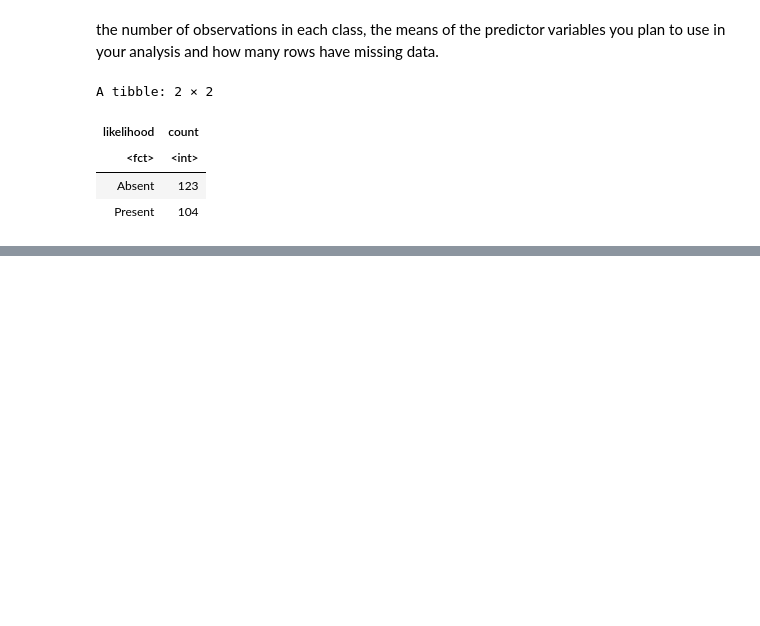
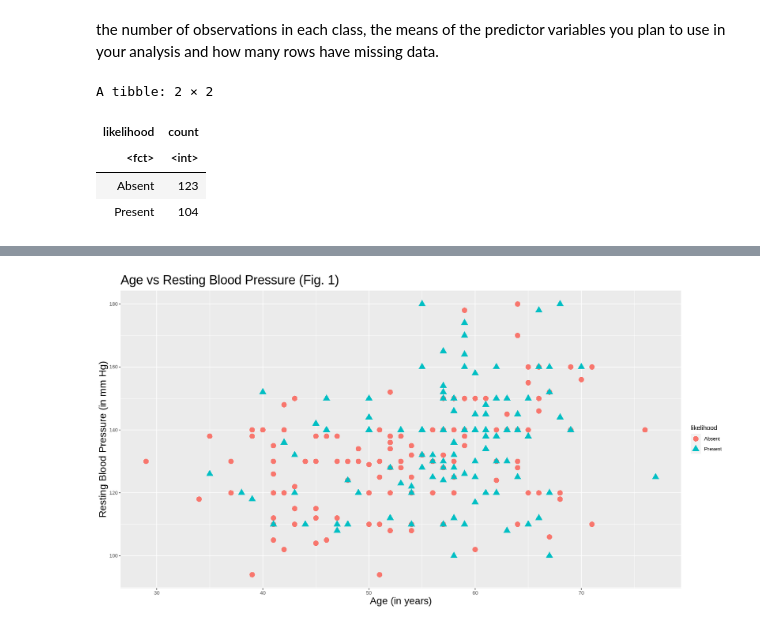
Before and after one commit to VivaanWadhwa/Heart_Disease_Prediction, a Jupyter notebook: Tidy_Data.ipynb, the cells around one changed output, grey strips where cells are left out. Saved outputs shown, nothing was run; the diff lists cells and outputs as text; code cells hidden in the pictures; blank space fills up the shorter version.

Commit message:
Added Visualisation plots to Project Proposal

```diff
--- a/Tidy_Data.ipynb
+++ b/Tidy_Data.ipynb
@@ -112,0 +104,17 @@ A tibble: 1 × 3
+# %%
+##Age vs Blood Pressure, coloured by likelihood
+
+options(repr.plot.width=15, repr.plot.height=8)
+age_v_bp_plot <- data_train |>
+                ggplot(aes(x = age, y = resting.blood.pressure, color = likelihood,
+                           shape = likelihood)) +
+                geom_point(size = 4) +
+                xlab("Age (in years)") +
+                ylab("Resting Blood Pressure (in mm Hg)") +
+                ggtitle("Age vs Resting Blood Pressure (Fig. 1)") +
+                theme(plot.title = element_text(size=22),
+                      axis.title = element_text(size=17))
+
+age_v_bp_plot
+# %% [output]
+[figure, added]
```
Also changed, not shown: parts of 5 cells of this notebook, 1 other file.
